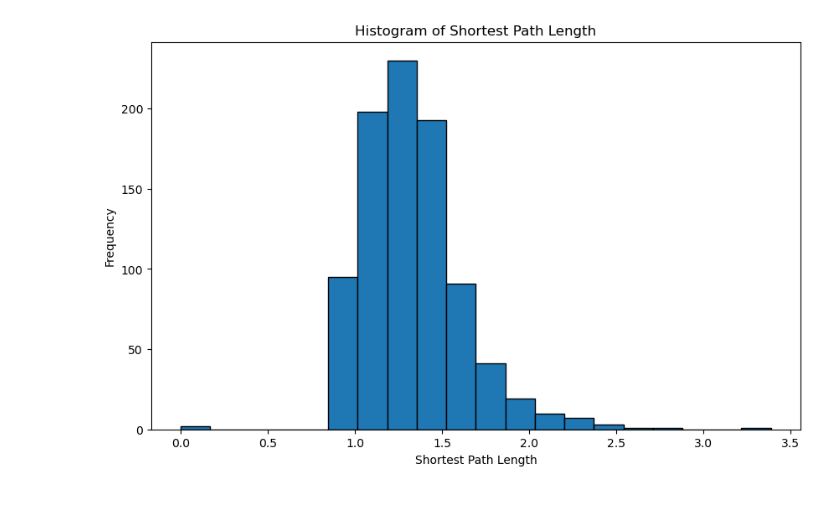
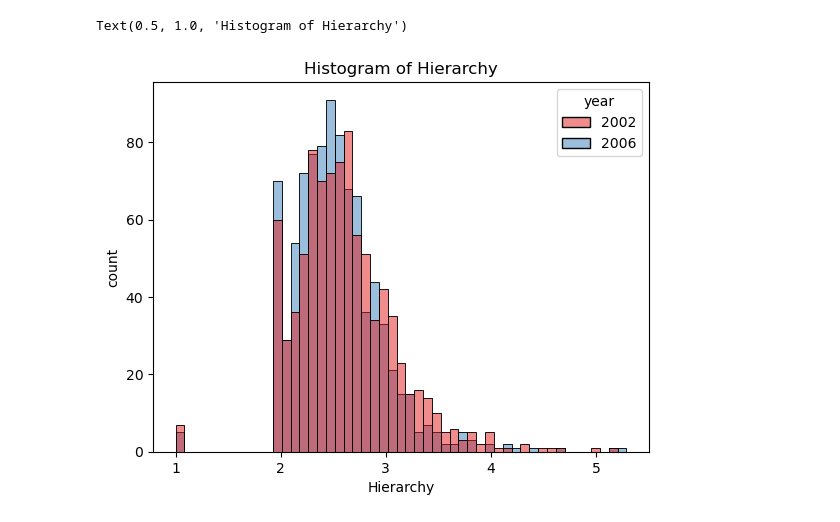
Before and after one commit to wakachii/SI-Org-chart, a Jupyter notebook: analysis/analysis.ipynb, the cells around one changed output. Cells and saved outputs as stored; diff of their text form; code cells hidden in the pictures.

```diff
--- a/analysis/analysis.ipynb
+++ b/analysis/analysis.ipynb
@@ -10,10 +11,22 @@ df_merged = pd.merge(df_org, df_jlcp, on=['code', 'year'], how='inner')
-# %%
-plt.figure(figsize=(10,6))
-plt.hist(df_merged['shortest_path_length'].dropna(), bins=20, edgecolor='black')
-plt.title("Histogram of Shortest Path Length")
-plt.xlabel("Shortest Path Length")
-plt.ylabel("Frequency")
-plt.show()
-# %% [output]
-[figure, removed]
+# %%
+import matplotlib.pyplot as plt
+import pandas as pd
+import seaborn as sns
+
+years = df_merged["year"].unique()
+years.sort()
+
+fig, ax = plt.subplots(1,1,dpi = 100)
+ax = sns.histplot(
+  data = df_merged,
+  x = "hierarchy",
+  hue="year",
+  palette='Set1'
+)
+ax.set_xlabel("Hierarchy")
+ax.set_ylabel("count")
+ax.set_title("Histogram of Hierarchy")
+# %% [output]
+Text(0.5, 1.0, 'Histogram of Hierarchy')
+[figure, added]
 # %%
```
Also changed, not shown: parts of 2 cells of this notebook, 3 other files.
